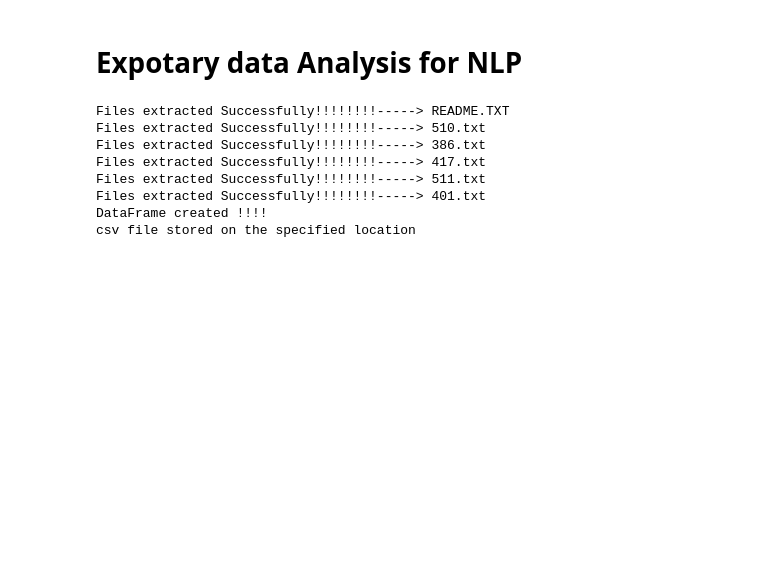
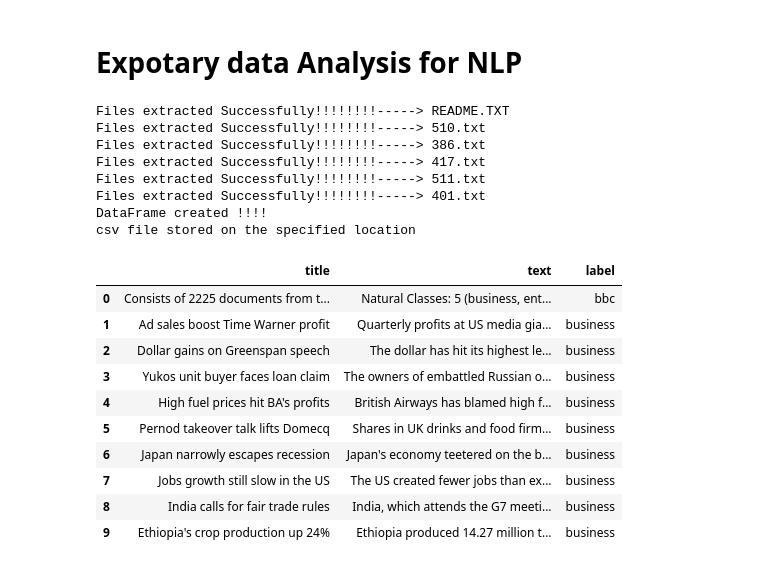
Before and after one commit to pavi-ninjaac/Specrom_Analysis, a Jupyter notebook: EDA_BBC_Dataset/EDA_text_classification_BBC_data.ipynb, the cells around one changed output. Saved outputs shown, nothing was run; the diff lists cells and outputs as text; code cells hidden in the pictures; blank space fills up the shorter version.

```diff
--- a/EDA_BBC_Dataset/EDA_text_classification_BBC_data.ipynb
+++ b/EDA_BBC_Dataset/EDA_text_classification_BBC_data.ipynb
@@ -47,3 +48,18 @@ Files extracted Successfully!!!!!!!!-----> 511.txt
 Files extracted Successfully!!!!!!!!-----> 401.txt
 DataFrame created !!!!
 csv file stored on the specified location
+# %%
+data = pd.read_csv(r'F:\Specrom_Analysis\NLP\EDA_BBC_Data_textcallsi\bbc_news_data.csv',index_col =0)
+data.head(10)
+# %% [output]
+|  | title | text | label |
+| 0 | Consists of 2225 documents from t... | Natural Classes: 5 (business, ent... | bbc |
+| 1 | Ad sales boost Time Warner profit | Quarterly profits at US media gia... | business |
+| 2 | Dollar gains on Greenspan speech | The dollar has hit its highest le... | business |
+| 3 | Yukos unit buyer faces loan claim | The owners of embattled Russian o... | business |
+| 4 | High fuel prices hit BA's profits | British Airways has blamed high f... | business |
+| 5 | Pernod takeover talk lifts Domecq | Shares in UK drinks and food firm... | business |
+| 6 | Japan narrowly escapes recession | Japan's economy teetered on the b... | business |
+| 7 | Jobs growth still slow in the US | The US created fewer jobs than ex... | business |
+| 8 | India calls for fair trade rules | India, which attends the G7 meeti... | business |
+| 9 | Ethiopia's crop production up 24% | Ethiopia produced 14.27 million t... | business |
```
Also changed, not shown: parts of 12 cells of this notebook.
